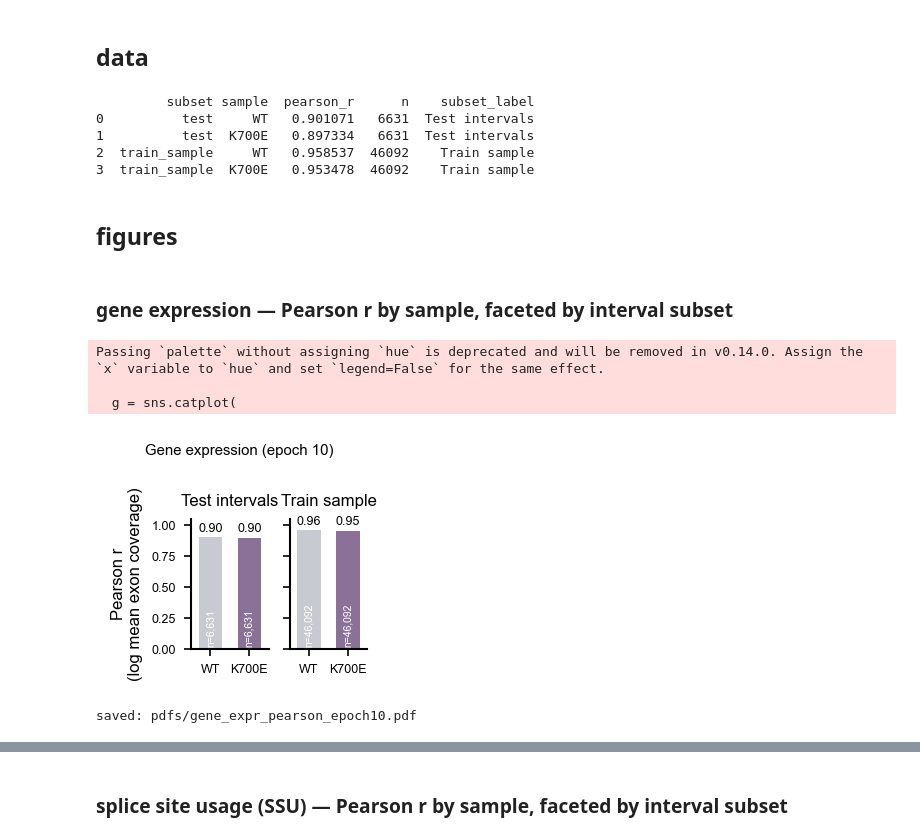
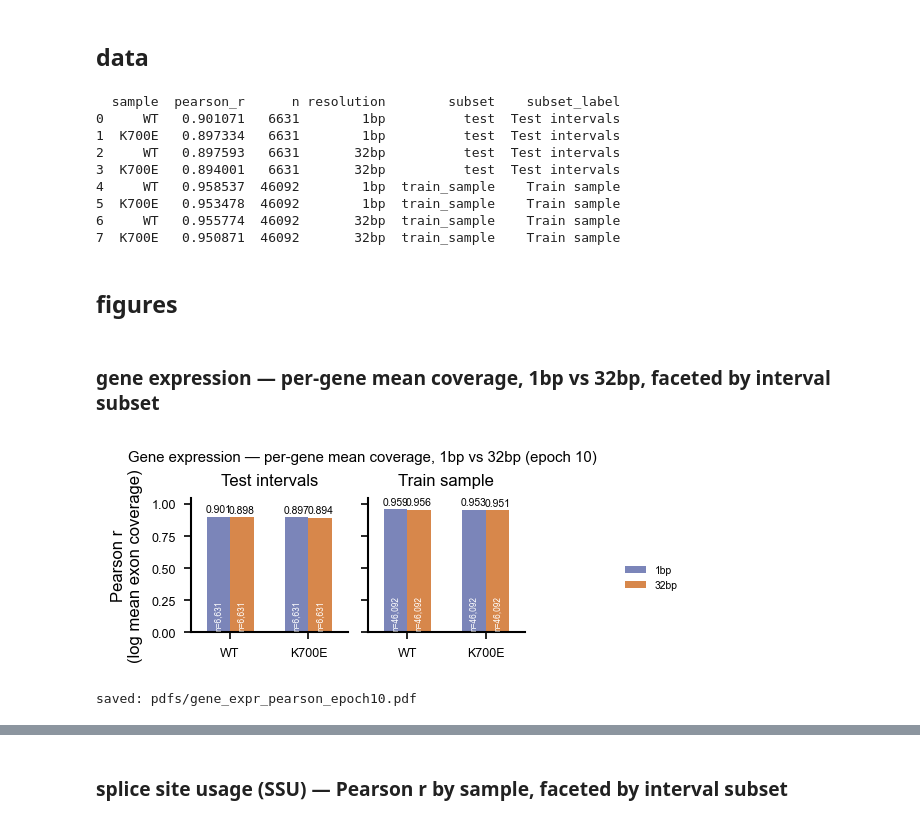
Before and after one commit to MiqG/alphagenome_finetuning_rna, a Jupyter notebook: figures/paper.ipynb, the cells around one changed output, grey strips where cells are left out. Cells and saved outputs as stored; diff of their text form; code cells hidden in the pictures.

Commit message:
updated figures paper, evaluation at different bp resolutions, and started lora finetuning

```diff
--- a/figures/paper.ipynb
+++ b/figures/paper.ipynb
@@ -25,4 +25,14 @@ PAL_SAMPLES = {
     "WT":    "#C5CBD3",
     "K700E": "#8D6A9F",
 }
+
+PAL_MODELS = {
+    "AlphaGenome": "#717EC3",
+    "Pangolin":    "#C95D63",
+}
+
+PAL_RESOLUTION = {
+    "1bp":  "#717EC3",
+    "32bp": "#EE8434",
+}
 # %%
@@ -92,39 +142,51 @@ SUBSET_LABELS = {
     "train_sample": "Train sample",
 }
 # %%
+def per_gene_pearson_rows(rna_df, resolution_label):
+    rows = []
+    for sample_id, sample_label in SAMPLE_LABELS.items():
+        sub = rna_df[rna_df["track_name"] == sample_id].dropna(subset=["pred_log_mean", "obs_log_mean"])
+        r, _ = stats.pearsonr(sub["obs_log_mean"], sub["pred_log_mean"])
+        rows.append({"sample": sample_label, "pearson_r": float(r), "n": len(sub), "resolution": resolution_label})
+    return rows
+
+
 records = []
 for subset in SUBSETS:
     pred_dir = os.path.join(EVAL_DIR, RUN_NAME, "epoch{}".format(EPOCH), subset, "predictions")
-    metrics_df = pd.read_parquet(os.path.join(EVAL_DIR, RUN_NAME, "epoch{}".format(EPOCH), subset, "metrics.parquet"))
-    rna_df     = pd.read_parquet(os.path.join(pred_dir, "rna_seq_per_gene.parquet"))
-    for sample_id, sample_label in SAMPLE_LABELS.items():
-        r = float(metrics_df.loc[metrics_df["metric_name"] == "gene_expr_raw_track_{}".format(sample_id), "value"].values[0])
-        n = int((rna_df["track_name"] == sample_id).sum())
-        records.append({"subset": subset, "sample": sample_label, "pearson_r": r, "n": n})
+    rna_1bp  = pd.read_parquet(os.path.join(pred_dir, "rna_seq_per_gene.parquet"))
+    rna_32bp = pd.read_parquet(os.path.join(pred_dir, "rna_seq_per_gene_32bp.parquet"))
+    for res_label, rna_df in [("1bp", rna_1bp), ("32bp", rna_32bp)]:
+        for row in per_gene_pearson_rows(rna_df, res_label):
+            row["subset"] = subset
+            records.append(row)
 
 metrics = pd.DataFrame(records)
 metrics["subset_label"] = metrics["subset"].map(SUBSET_LABELS)
 print(metrics)
 # %% [output]
-         subset sample  pearson_r      n    subset_label
-0          test     WT   0.901071   6631  Test intervals
-1          test  K700E   0.897334   6631  Test intervals
-2  train_sample     WT   0.958537  46092    Train sample
-3  train_sample  K700E   0.953478  46092    Train sample
+  sample  pearson_r      n resolution        subset    subset_label
+0     WT   0.901071   6631        1bp          test  Test intervals
+1  K700E   0.897334   6631        1bp          test  Test intervals
+2     WT   0.897593   6631       32bp          test  Test intervals
+3  K700E   0.894001   6631       32bp          test  Test intervals
+4     WT   0.958537  46092        1bp  train_sample    Train sample
+5  K700E   0.953478  46092        1bp  train_sample    Train sample
+6     WT   0.955774  46092       32bp  train_sample    Train sample
+7  K700E   0.950871  46092       32bp  train_sample    Train sample
 # %% [markdown]
 ## figures
 # %% [markdown]
-### gene expression — Pearson r by sample, faceted by interval subset
+### gene expression — per-gene mean coverage, 1bp vs 32bp, faceted by interval subset
 # %%
 plot_pearson_bars(
     data=metrics,
-    title="Gene expression (epoch {})".format(EPOCH),
+    title="Gene expression — per-gene mean coverage, 1bp vs 32bp (epoch {})".format(EPOCH),
     outfile=os.path.join(OUTPUT_DIR, "gene_expr_pearson_epoch{}.pdf".format(EPOCH)),
     ylabel="Pearson r\n(log mean exon coverage)",
+    hue="resolution",
+    palette=PAL_RESOLUTION,
 )
 # %% [output]
+[figure, new version]
-Passing `palette` without assigning `hue` is deprecated and will be removed in v0.14.0. Assign the `x` variable to `hue` and set `legend=False` for the same effect.
-
-  g = sns.catplot(
+saved: pdfs/gene_expr_pearson_epoch10.pdf
-[figure, old version]
-saved: pdfs/gene_expr_pearson_epoch10.pdf
```
Also changed, not shown: parts of 15 cells of this notebook, 2 other files.
